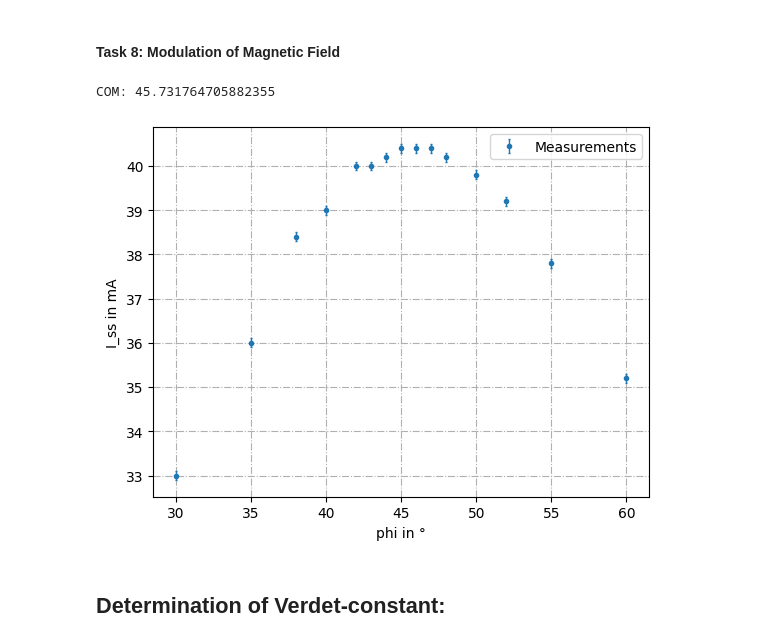
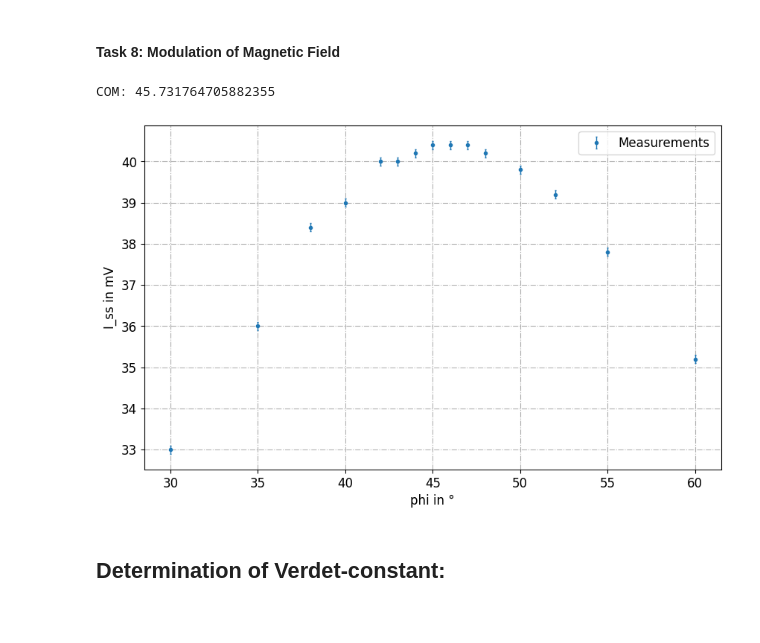
Before and after one commit to cembomembo/FP-Faraday, a Jupyter notebook: Evaluation/evaluation.ipynb, the cells around one changed output. Drawn from its saved outputs; the diff is of its cells as text; code cells hidden in the pictures.

```diff
--- a/Evaluation/evaluation.ipynb
+++ b/Evaluation/evaluation.ipynb
@@ -1,6 +1,16 @@
 # %%
 import numpy as np
 import matplotlib.pyplot as plt
+from scipy.optimize import curve_fit
+
+# Set global plotting parameters for "publication quality"
+plt.rcParams.update({
+    'font.size': 12,
+    'figure.figsize': (10, 6),
+    'axes.grid': True,
+    'grid.linestyle': ':',
+    'lines.linewidth': 2
+})
 # %% [markdown]
 ## Necissary Calibration
 # %% [markdown]
@@ -263,41 +388,39 @@ dI/dphi = 5.07 +- 0.13 mA/°
 #### Task 8: Modulation of Magnetic Field
 # %%
 # Measurement Data:
+data_B_modulation = np.loadtxt('../resources/data/modulation_Iss.csv', delimiter=',', skiprows=1)
 
-I_ss = np.array([
-  [30, 35, 38, 40, 42, 43, 44, 45, 46, 47, 48, 50, 52, 55, 60], # phi
-  [33.0, 36.0, 38.4, 39.0, 40.0, 40.0, 40.2, 40.4, 40.4, 40.4, 40.2, 39.8, 39.2, 37.8, 35.2] # I_ss
-])
+I_ss = data_B_modulation.T
 I_ss_err = 0.1
 # %%
 # Maximal Modulation signal plot
 
 plt.errorbar(I_ss[0],I_ss[1],yerr=I_ss_err, fmt='.', capsize=1, elinewidth=1, label='Measurements')# xerr=0.01, line_style='dashed' )
-plt.ylabel('I_ss in mA')
+plt.ylabel('I_ss in mV')
 plt.xlabel('phi in °')
 
 # Manual fit:
 x_fit = np.linspace(30,60,200)
 def y_fit(x):
     return 40.45*np.cos(1.6*np.deg2rad(x-46))**2#40.5 -0.03*(x-45)**2
 #plt.plot(x_fit,y_fit(x_fit),'-', label='fit')
 
 def y_fit_grenz(x):
     return -0.4 + x*9.6
 #plt.plot(x_fit,y_fit_grenz(x_fit),':', label='fit limit')
 
 plt.grid(True,ls='-.')
 plt.legend()
 
 # Center of Mass:
 
 phi_max = np.sum(I_ss[0,:]*(I_ss[1,:]-np.min(I_ss[1])))/np.sum((I_ss[1,:]-np.min(I_ss[1])))
 
 phi_max = np.sum(I_ss[0,:]*(I_ss[1,:]-np.min(I_ss[1])))/np.sum((I_ss[1,:]-np.min(I_ss[1])))
 print('COM:',phi_max)
 # %% [output]
 COM: 45.731764705882355
-[figure, old version]
+[figure, new version]
 # %% [markdown]
 ## Determination of Verdet-constant:
 # %% [markdown]
```
Also changed, not shown: parts of 9 cells of this notebook, 10 other files.
